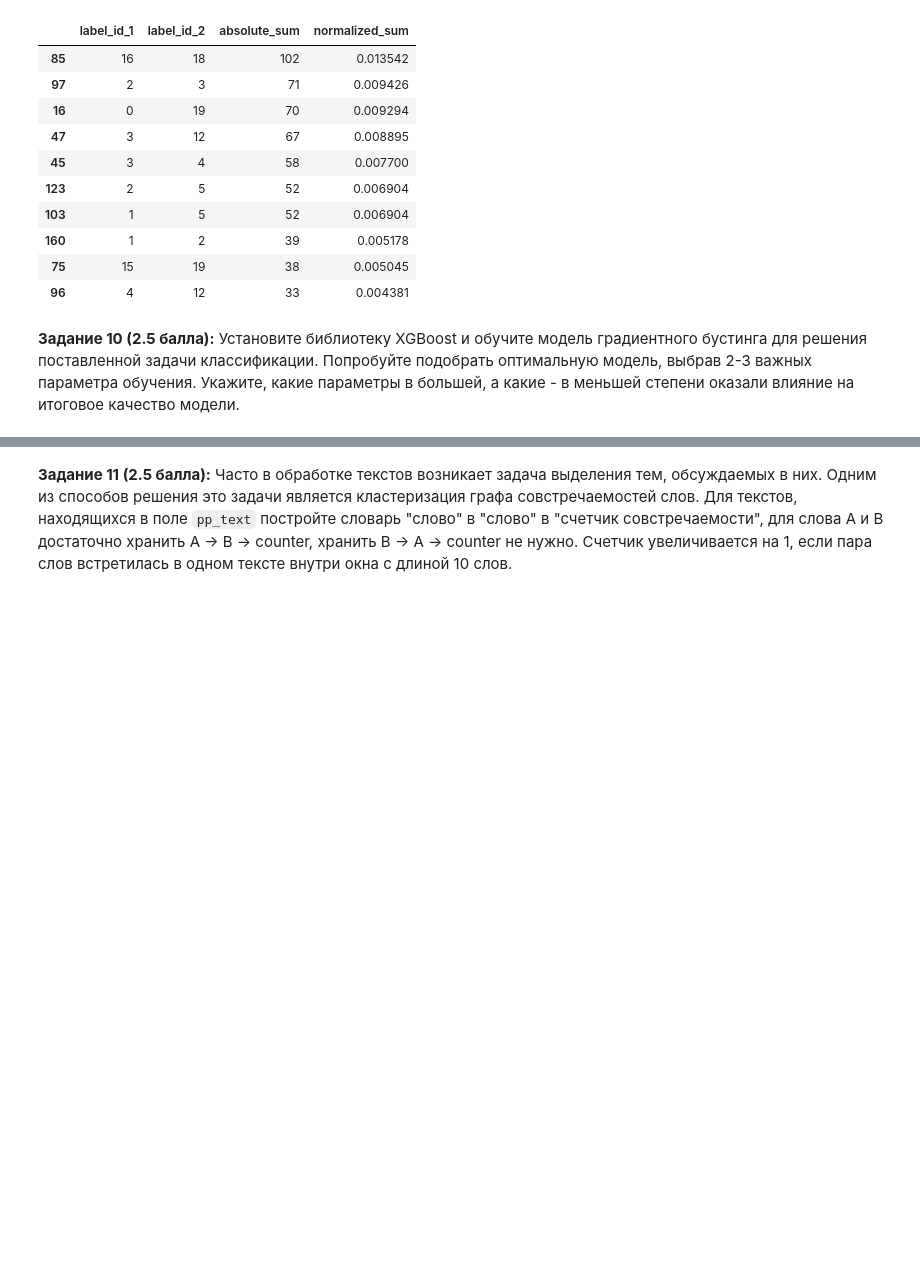
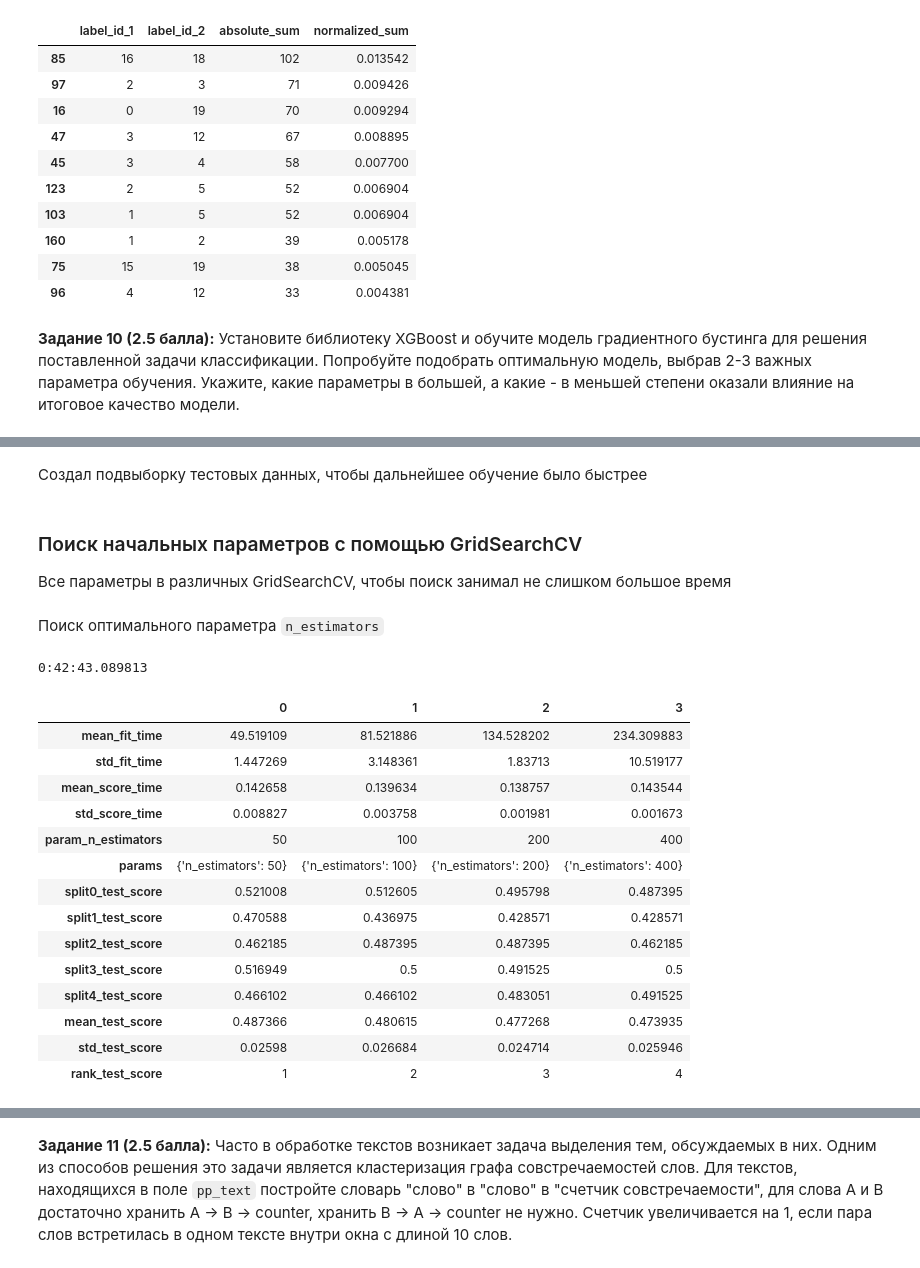
Before and after one commit to Laiser399/10s-Python-MLLabs, a Jupyter notebook: 03-data-ml.ipynb, the cells around one changed output, grey strips where cells are left out. Drawn from its saved outputs; the diff is of its cells as text; code cells hidden in the pictures; blank space fills up the shorter version.

```diff
--- a/03-data-ml.ipynb
+++ b/03-data-ml.ipynb
@@ -379,9 +403,13 @@ vectorized_text.shape
 # %%
 train_mask = data['is_train']
 test_mask = ~train_mask
-train_vectorized = vectorized_text[train_mask]
-test_vectorized = vectorized_text[test_mask]
 
-train_vectorized.shape, test_vectorized.shape
+x_train = vectorized_text[train_mask]
+y_train = data[train_mask]['label_id']
+
+x_test = vectorized_text[test_mask]
+y_test = data[test_mask]['label_id']
+
+x_train.shape, x_test.shape
 # %% [output]
 ((11314, 51551), (7532, 51551))
@@ -505,0 +533,2 @@ def task_10():
+# %% [markdown]
+Создал подвыборку тестовых данных, чтобы дальнейшее обучение было быстрее
@@ -505,0 +541,33 @@ def task_10():
+# %% [markdown]
+### Поиск начальных параметров с помощью GridSearchCV
+
+Все параметры в различных GridSearchCV, чтобы поиск занимал не слишком большое время
+# %% [markdown]
+Поиск оптимального параметра `n_estimators`
+# %%
+estimators_searcher = GridSearchCV(XGBClassifier(), {'n_estimators': [50, 100, 200, 400]})
+
+start = datetime.now()
+estimators_searcher.fit(x_train_sample, y_train_sample)
+end = datetime.now()
+print(end - start)
+# %% [output]
+0:42:43.089813
+# %%
+pd.DataFrame(estimators_searcher.cv_results_).transpose()
+# %% [output]
+|  | 0 | 1 | 2 | 3 |
+| mean_fit_time | 49.519109 | 81.521886 | 134.528202 | 234.309883 |
+| std_fit_time | 1.447269 | 3.148361 | 1.83713 | 10.519177 |
+| mean_score_time | 0.142658 | 0.139634 | 0.138757 | 0.143544 |
+| std_score_time | 0.008827 | 0.003758 | 0.001981 | 0.001673 |
+| param_n_estimators | 50 | 100 | 200 | 400 |
+| params | {'n_estimators': 50} | {'n_estimators': 100} | {'n_estimators': 200} | {'n_estimators': 400} |
+| split0_test_score | 0.521008 | 0.512605 | 0.495798 | 0.487395 |
+| split1_test_score | 0.470588 | 0.436975 | 0.428571 | 0.428571 |
+| split2_test_score | 0.462185 | 0.487395 | 0.487395 | 0.462185 |
+| split3_test_score | 0.516949 | 0.5 | 0.491525 | 0.5 |
+| split4_test_score | 0.466102 | 0.466102 | 0.483051 | 0.491525 |
+| mean_test_score | 0.487366 | 0.480615 | 0.477268 | 0.473935 |
+| std_test_score | 0.02598 | 0.026684 | 0.024714 | 0.025946 |
+| rank_test_score | 1 | 2 | 3 | 4 |
```
Also changed, not shown: parts of 80 cells of this notebook.
